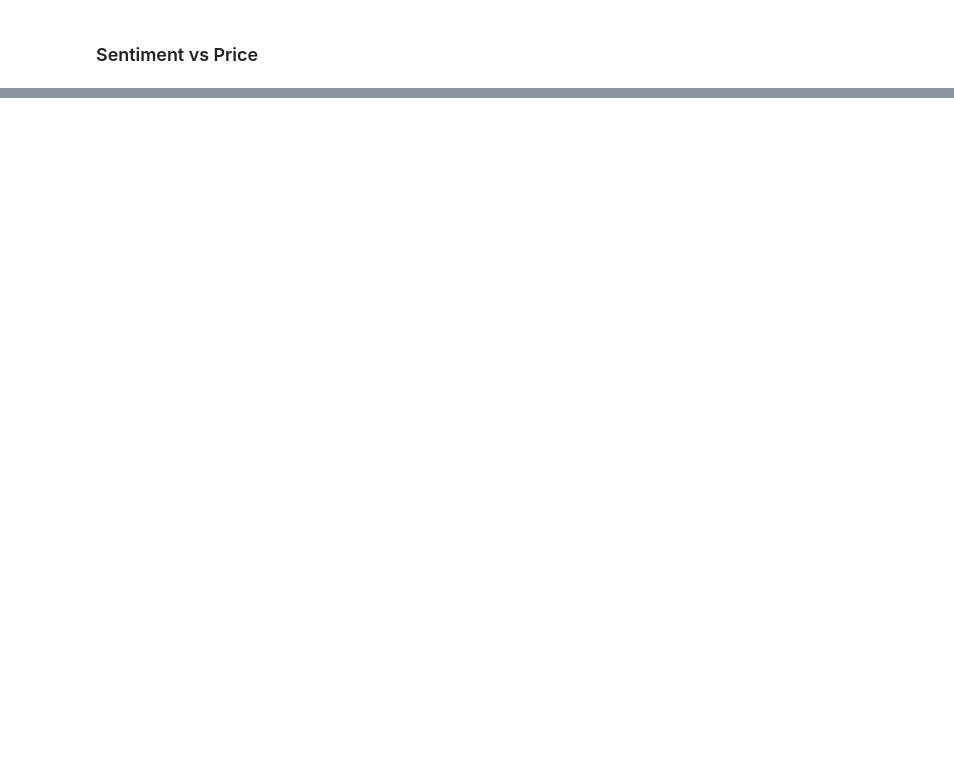
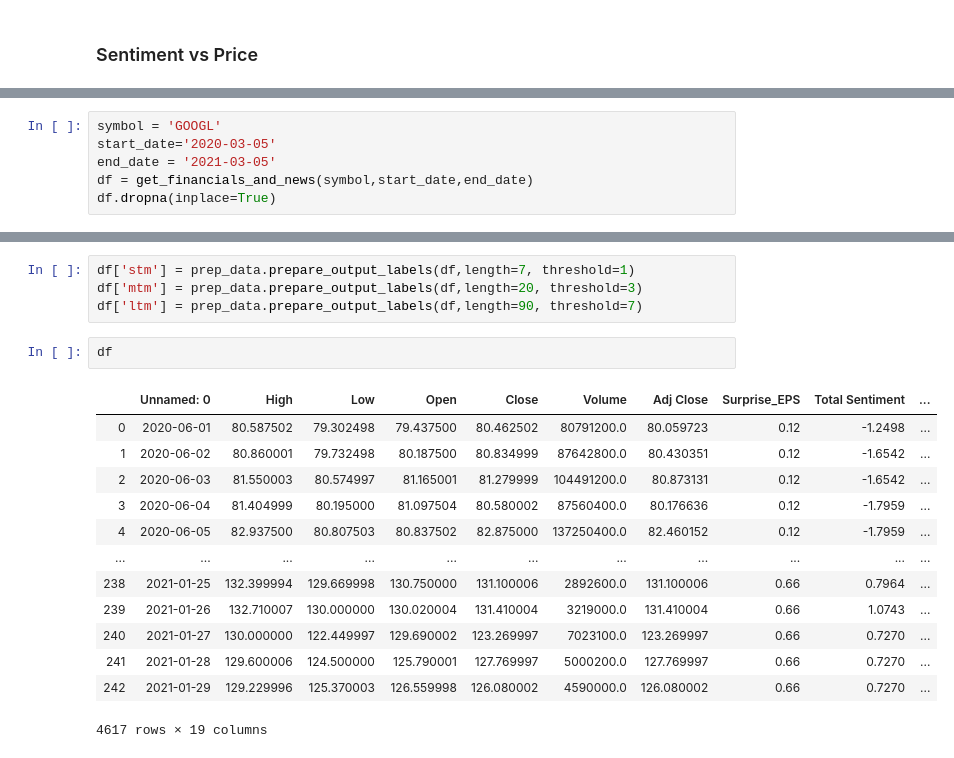
Before and after one commit to sj-ucsd/ece143_stock_sentiment_analysis, a Jupyter notebook: Stock_data_visualization.ipynb, the cells around one changed output, grey strips where cells are left out. Cells and saved outputs as stored; diff of their text form; blank space fills up the shorter version.

```diff
--- a/Stock_data_visualization.ipynb
+++ b/Stock_data_visualization.ipynb
@@ -367,0 +398,6 @@ Text(0.5, 1.0, 'BABA chart')
+# %%
+symbol = 'GOOGL'
+start_date='2020-03-05'
+end_date = '2021-03-05'
+df = get_financials_and_news(symbol,start_date,end_date)
+df.dropna(inplace=True)
@@ -367,0 +467,20 @@ Text(0.5, 1.0, 'BABA chart')
+# %%
+df['stm'] = prep_data.prepare_output_labels(df,length=7, threshold=1)
+df['mtm'] = prep_data.prepare_output_labels(df,length=20, threshold=3)
+df['ltm'] = prep_data.prepare_output_labels(df,length=90, threshold=7)
+# %%
+df
+# %% [output]
+|  | Unnamed: 0 | High | Low | Open | Close | Volume | Adj Close | Surprise_EPS | Total Sentiment | ... |
+| 0 | 2020-06-01 | 80.587502 | 79.302498 | 79.437500 | 80.462502 | 80791200.0 | 80.059723 | 0.12 | -1.2498 | ... |
+| 1 | 2020-06-02 | 80.860001 | 79.732498 | 80.187500 | 80.834999 | 87642800.0 | 80.430351 | 0.12 | -1.6542 | ... |
+| 2 | 2020-06-03 | 81.550003 | 80.574997 | 81.165001 | 81.279999 | 104491200.0 | 80.873131 | 0.12 | -1.6542 | ... |
+| 3 | 2020-06-04 | 81.404999 | 80.195000 | 81.097504 | 80.580002 | 87560400.0 | 80.176636 | 0.12 | -1.7959 | ... |
+| 4 | 2020-06-05 | 82.937500 | 80.807503 | 80.837502 | 82.875000 | 137250400.0 | 82.460152 | 0.12 | -1.7959 | ... |
+| ... | ... | ... | ... | ... | ... | ... | ... | ... | ... | ... |
+| 238 | 2021-01-25 | 132.399994 | 129.669998 | 130.750000 | 131.100006 | 2892600.0 | 131.100006 | 0.66 | 0.7964 | ... |
+| 239 | 2021-01-26 | 132.710007 | 130.000000 | 130.020004 | 131.410004 | 3219000.0 | 131.410004 | 0.66 | 1.0743 | ... |
+| 240 | 2021-01-27 | 130.000000 | 122.449997 | 129.690002 | 123.269997 | 7023100.0 | 123.269997 | 0.66 | 0.7270 | ... |
+| 241 | 2021-01-28 | 129.600006 | 124.500000 | 125.790001 | 127.769997 | 5000200.0 | 127.769997 | 0.66 | 0.7270 | ... |
+| 242 | 2021-01-29 | 129.229996 | 125.370003 | 126.559998 | 126.080002 | 4590000.0 | 126.080002 | 0.66 | 0.7270 | ... |
+4617 rows × 19 columns
```
Also changed, not shown: parts of 26 cells of this notebook, 2 other files.
